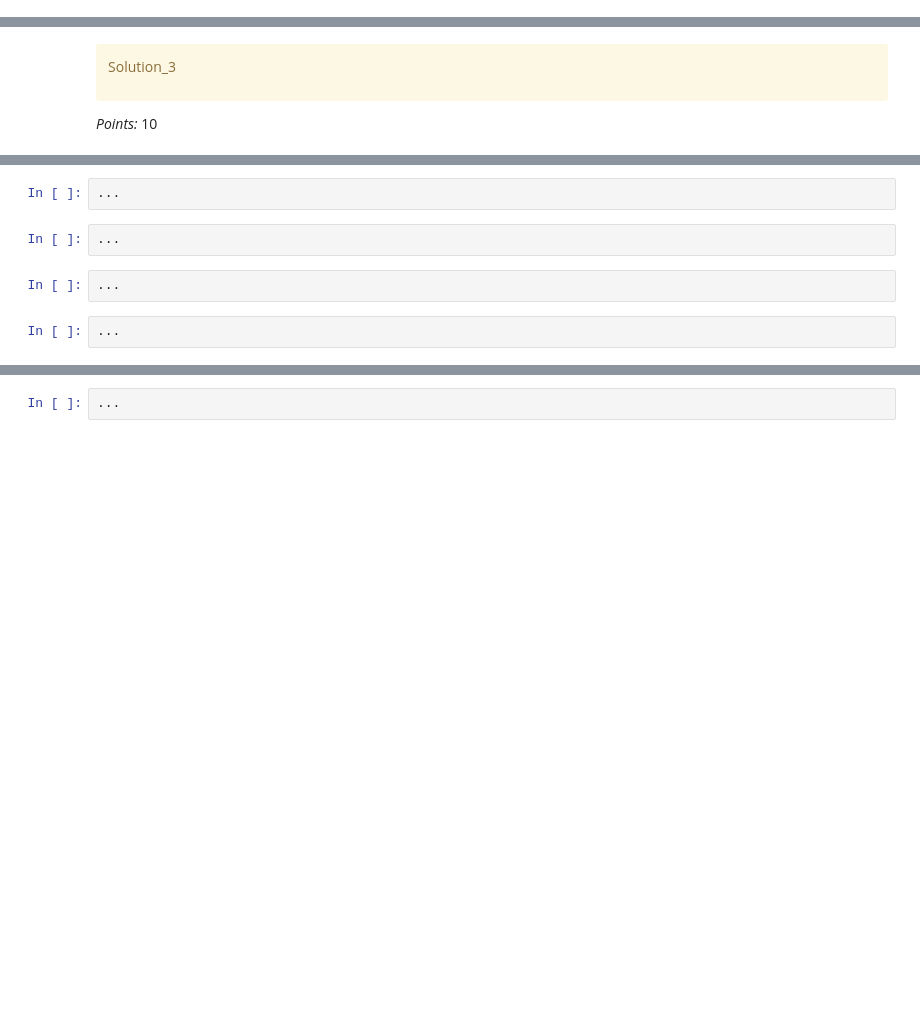
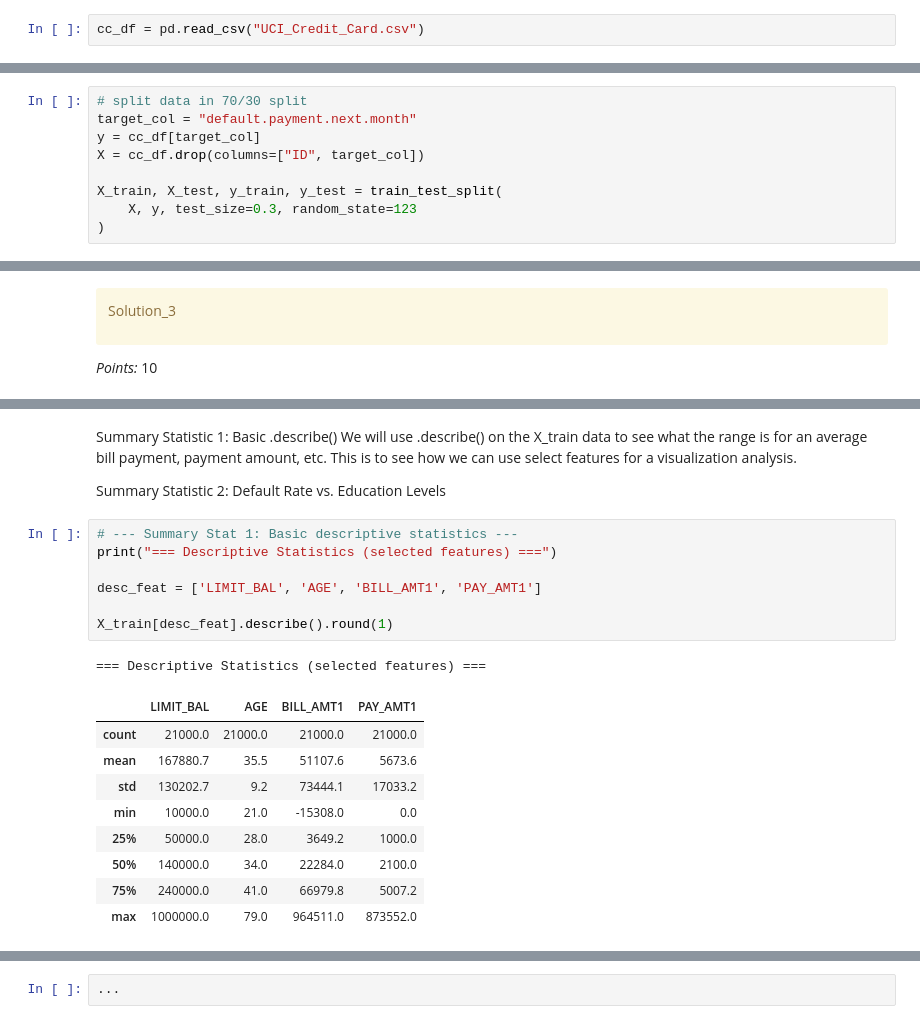
Before and after one commit to moraesand/hw5_cpsc330, a Jupyter notebook: hw5.ipynb, the cells around one changed output, grey strips where cells are left out. Saved outputs shown, nothing was run; the diff lists cells and outputs as text; blank space fills up the shorter version.

```diff
--- a/hw5.ipynb
+++ b/hw5.ipynb
@@ -143,3 +187,5 @@ _Type your answer here, replacing this text._
+# %%
+cc_df = pd.read_csv("UCI_Credit_Card.csv")
 # %% [markdown]
 <!-- END QUESTION -->
 
@@ -173,3 +217,12 @@ _Points:_ 2
+# %%
+# split data in 70/30 split
+target_col = "default.payment.next.month"
+y = cc_df[target_col]
+X = cc_df.drop(columns=["ID", target_col])
+
+X_train, X_test, y_train, y_test = train_test_split(
+    X, y, test_size=0.3, random_state=123
+)
 # %% [markdown]
 <!-- END QUESTION -->
 
@@ -209,8 +258,23 @@ _Type your answer here, replacing this text._
-# %%
-...
-# %%
-...
-# %%
-...
-# %%
-...
+# %% [markdown]
+Summary Statistic 1: Basic .describe()
+We will use .describe() on the X_train data to see what the range is for an average bill payment, payment amount, etc. This is to see how we can use select features for a visualization analysis.
+
+Summary Statistic 2: Default Rate vs. Education Levels
+# %%
+# --- Summary Stat 1: Basic descriptive statistics ---
+print("=== Descriptive Statistics (selected features) ===")
+
+desc_feat = ['LIMIT_BAL', 'AGE', 'BILL_AMT1', 'PAY_AMT1']
+
+X_train[desc_feat].describe().round(1)
+# %% [output]
+=== Descriptive Statistics (selected features) ===
+|  | LIMIT_BAL | AGE | BILL_AMT1 | PAY_AMT1 |
+| count | 21000.0 | 21000.0 | 21000.0 | 21000.0 |
+| mean | 167880.7 | 35.5 | 51107.6 | 5673.6 |
+| std | 130202.7 | 9.2 | 73444.1 | 17033.2 |
+| min | 10000.0 | 21.0 | -15308.0 | 0.0 |
+| 25% | 50000.0 | 28.0 | 3649.2 | 1000.0 |
+| 50% | 140000.0 | 34.0 | 22284.0 | 2100.0 |
+| 75% | 240000.0 | 41.0 | 66979.8 | 5007.2 |
+| max | 1000000.0 | 79.0 | 964511.0 | 873552.0 |
```
Also changed, not shown: parts of 17 cells of this notebook, 2 other files.
